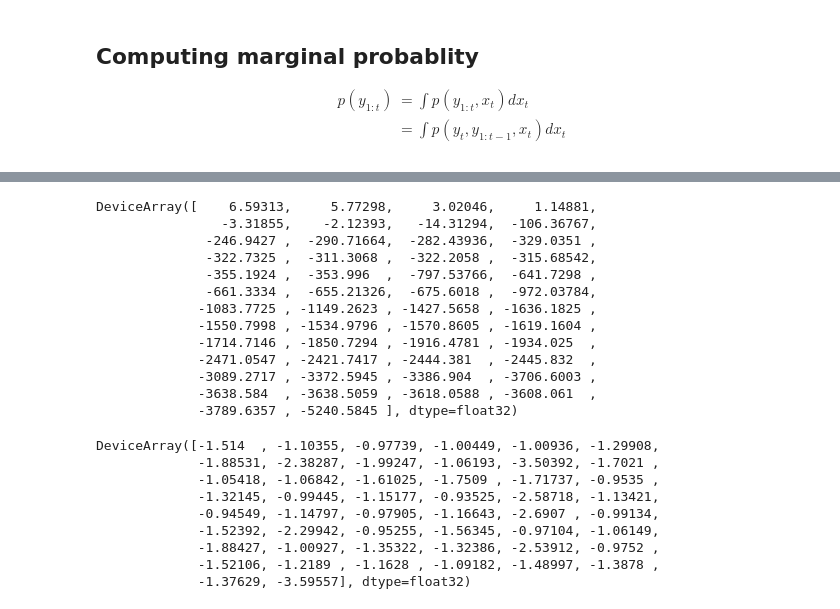
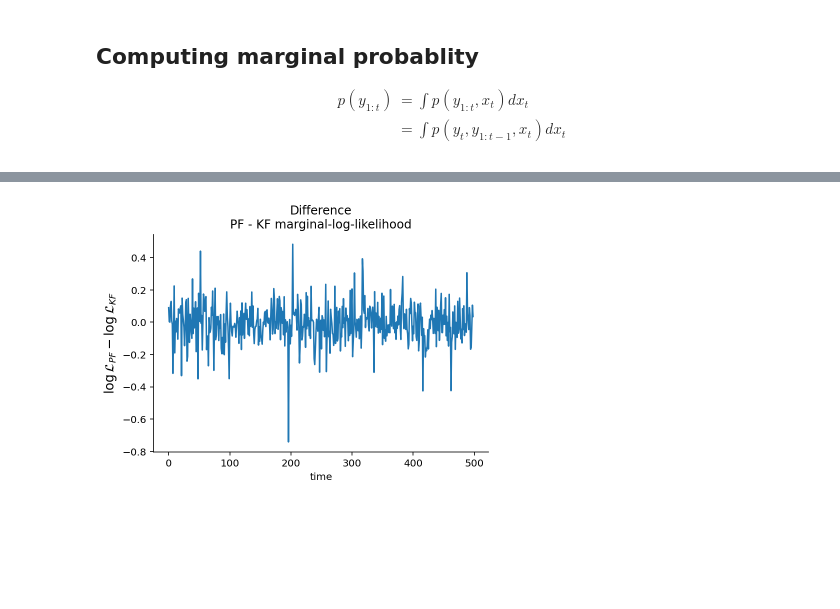
Before and after one commit to gerdm/misc, a Jupyter notebook: 2022-04/advanced-computational-methods.ipynb, the cells around one changed output, grey strips where cells are left out. Drawn from its saved outputs; the diff is of its cells as text; code cells hidden in the pictures; blank space fills up the shorter version.

```diff
--- a/2022-04/advanced-computational-methods.ipynb
+++ b/2022-04/advanced-computational-methods.ipynb
@@ -288,29 +279,10 @@ log_terms = smc_res["log_weights"] - (y_obs[:, None] - smc_res["particles"]) **
-# %%
-b_scale = 1 / jnp.sqrt(2 * jnp.pi * ssm_config.sigma ** 2)
-jax.nn.logsumexp(log_terms, axis=1, b=b_scale)[:50]
-# %% [output]
-DeviceArray([    6.59313,     5.77298,     3.02046,     1.14881,
-                -3.31855,    -2.12393,   -14.31294,  -106.36767,
-              -246.9427 ,  -290.71664,  -282.43936,  -329.0351 ,
-              -322.7325 ,  -311.3068 ,  -322.2058 ,  -315.68542,
-              -355.1924 ,  -353.996  ,  -797.53766,  -641.7298 ,
-              -661.3334 ,  -655.21326,  -675.6018 ,  -972.03784,
-             -1083.7725 , -1149.2623 , -1427.5658 , -1636.1825 ,
-             -1550.7998 , -1534.9796 , -1570.8605 , -1619.1604 ,
-             -1714.7146 , -1850.7294 , -1916.4781 , -1934.025  ,
-             -2471.0547 , -2421.7417 , -2444.381  , -2445.832  ,
-             -3089.2717 , -3372.5945 , -3386.904  , -3706.6003 ,
-             -3638.584  , -3638.5059 , -3618.0588 , -3608.061  ,
-             -3789.6357 , -5240.5845 ], dtype=float32)
-# %%
-jnp.log(stats.norm.pdf(y_obs, marg_mean, marg_var + ssm_config.sigma**2))[:50]
-# %% [output]
-DeviceArray([-1.514  , -1.10355, -0.97739, -1.00449, -1.00936, -1.29908,
-             -1.88531, -2.38287, -1.99247, -1.06193, -3.50392, -1.7021 ,
-             -1.05418, -1.06842, -1.61025, -1.7509 , -1.71737, -0.9535 ,
-             -1.32145, -0.99445, -1.15177, -0.93525, -2.58718, -1.13421,
-             -0.94549, -1.14797, -0.97905, -1.16643, -2.6907 , -0.99134,
-             -1.52392, -2.29942, -0.95255, -1.56345, -0.97104, -1.06149,
-             -1.88427, -1.00927, -1.35322, -1.32386, -2.53912, -0.9752 ,
-             -1.52106, -1.2189 , -1.1628 , -1.09182, -1.48997, -1.3878 ,
-             -1.37629, -3.59557], dtype=float32)
+# %%
+marginal_ll_pf = jnp.log(jnp.exp(smc_res["log_weights"]).mean(axis=1)).cumsum()
+marginal_ll_kf = stats.norm.logpdf(y_obs, marg_mean, jnp.sqrt(marg_var + ssm_config.sigma ** 2)).cumsum()
+
+plt.plot(jnp.diff(marginal_ll_pf - marginal_ll_kf))
+plt.title("Difference\nPF - KF marginal-log-likelihood")
+plt.ylabel(r"$\log\mathcal{L}_{PF} - \log\mathcal{L}_{KF}$", fontsize=13)
+plt.xlabel("time");
+# %% [output]
+[figure, added]
```
Also changed, not shown: parts of 13 cells of this notebook.
